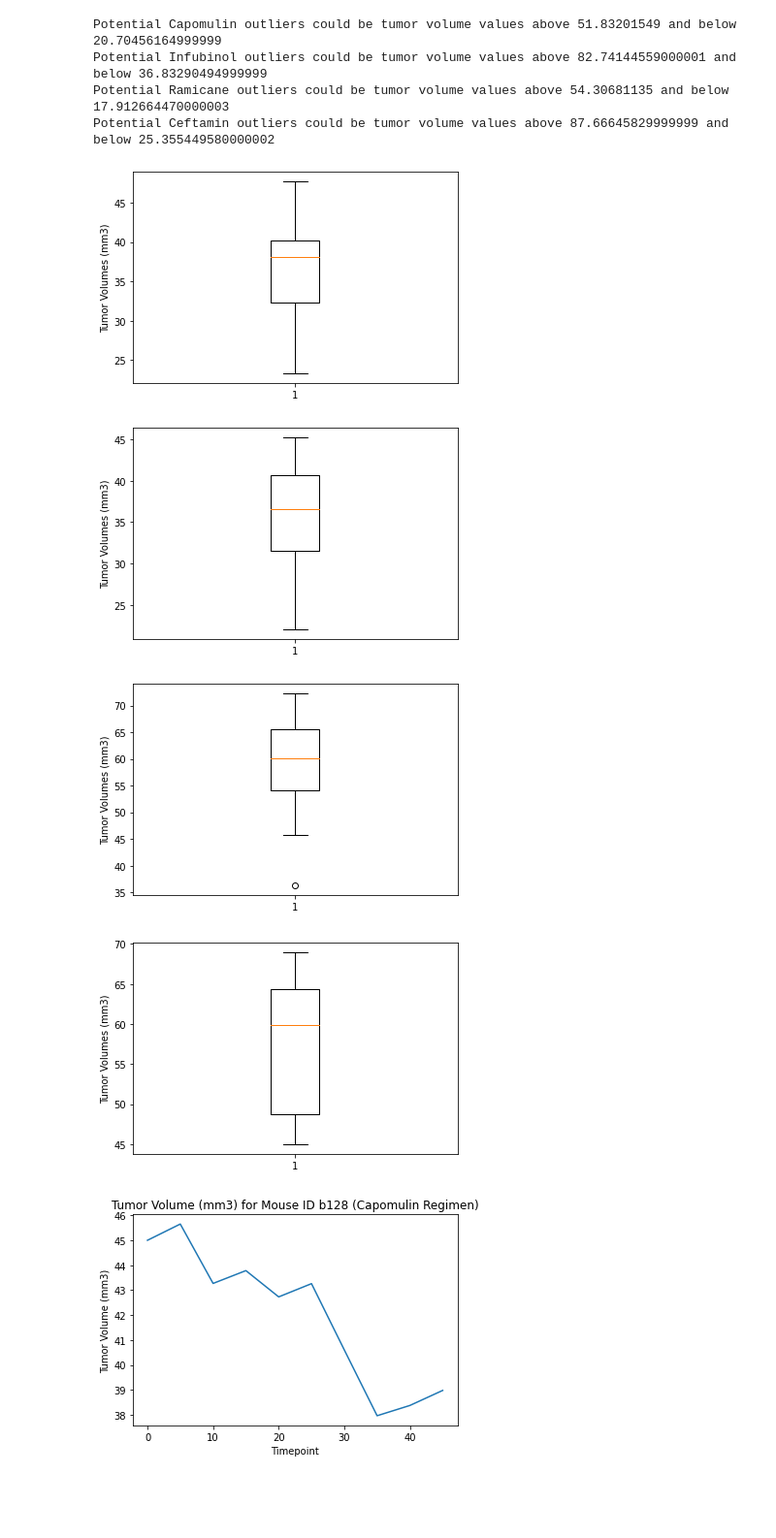
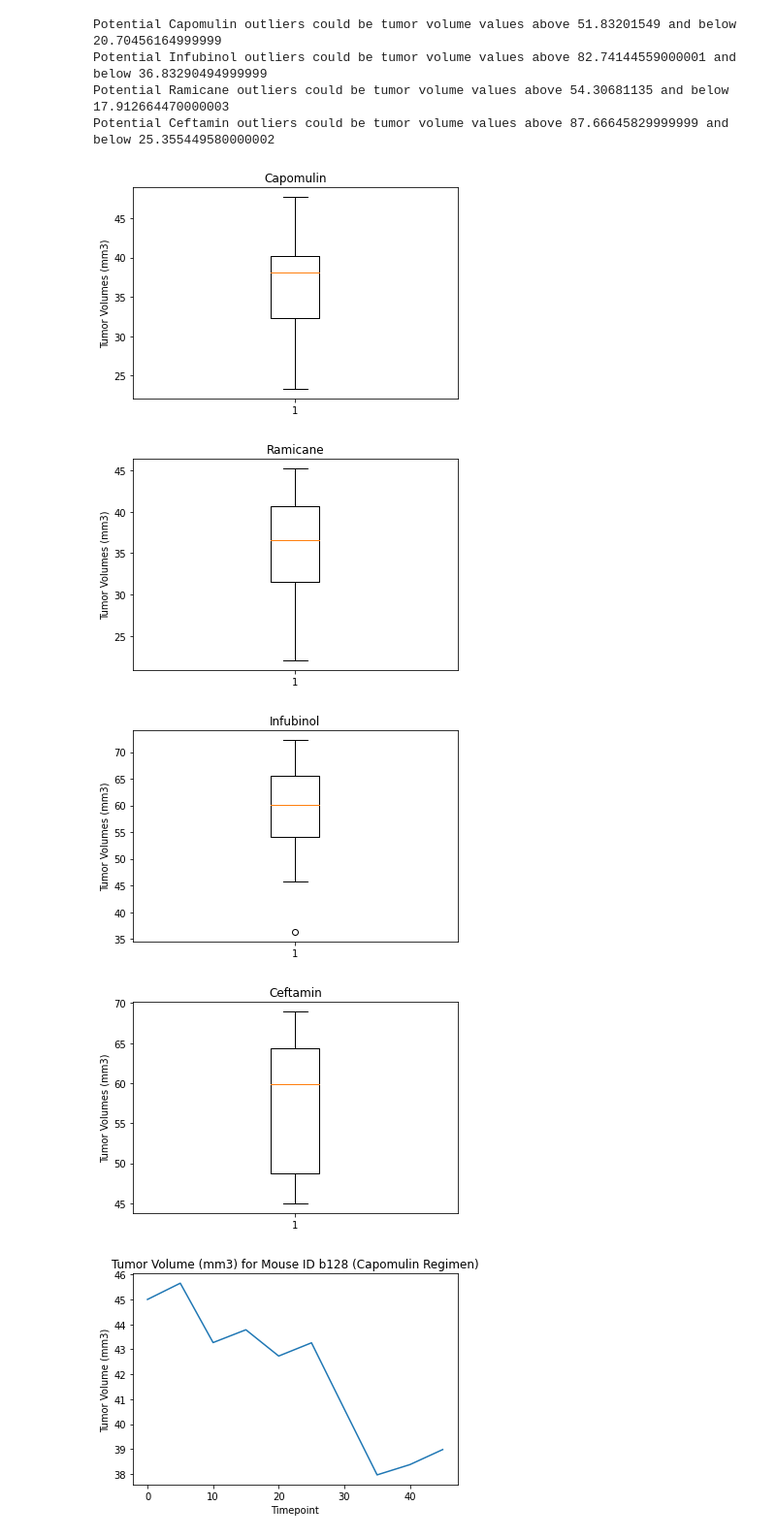
Before and after one commit to sarahheavner/matplotlib-challenge, a Jupyter notebook: Pymaceuticals/matplotlib-challenge.ipynb, the cells around one changed output. Shown at 97% size. Saved outputs shown, nothing was run; the diff lists cells and outputs as text; code cells hidden in the pictures; blank space fills up the shorter version.

```diff
--- a/Pymaceuticals/matplotlib-challenge.ipynb
+++ b/Pymaceuticals/matplotlib-challenge.ipynb
@@ -230,30 +230,34 @@ Potential Ceftamin outliers could be tumor volume values above 87.66645829999999
 # %%
 # Generate a box plot of the final tumor volume of each mouse across four regimens of interest
 
 fig1, ax1 = plt.subplots()
 ax1.set_ylabel('Tumor Volumes (mm3)')
 ax1.boxplot(ca_tumor_volume)
+plt.title("Capomulin")
 plt.show()
 
 fig1, ax1 = plt.subplots()
 ax1.set_ylabel('Tumor Volumes (mm3)')
 ax1.boxplot(ra_tumor_volume)
+plt.title("Ramicane")
 plt.show()
 
 fig1, ax1 = plt.subplots()
 ax1.set_ylabel('Tumor Volumes (mm3)')
 ax1.boxplot(in_tumor_volume)
+plt.title("Infubinol")
 plt.show()
 
 fig1, ax1 = plt.subplots()
 ax1.set_ylabel('Tumor Volumes (mm3)')
 ax1.boxplot(ce_tumor_volume)
+plt.title("Ceftamin")
 plt.show()
 # %% [output]
-[figure, old version]
+[figure, new version]
-[figure, old version]
+[figure, new version]
-[figure, old version]
+[figure, new version]
-[figure, old version]
+[figure, new version]
 # %%
 # Generate a line plot of time point versus tumor volume for a mouse treated with Capomulin
 capumulin_over_time = pd.DataFrame(clean_mouse_data.loc[clean_mouse_data['Drug Regimen']=='Capomulin'])
```
Also changed, not shown: parts of 2 cells of this notebook, 1 other file.
